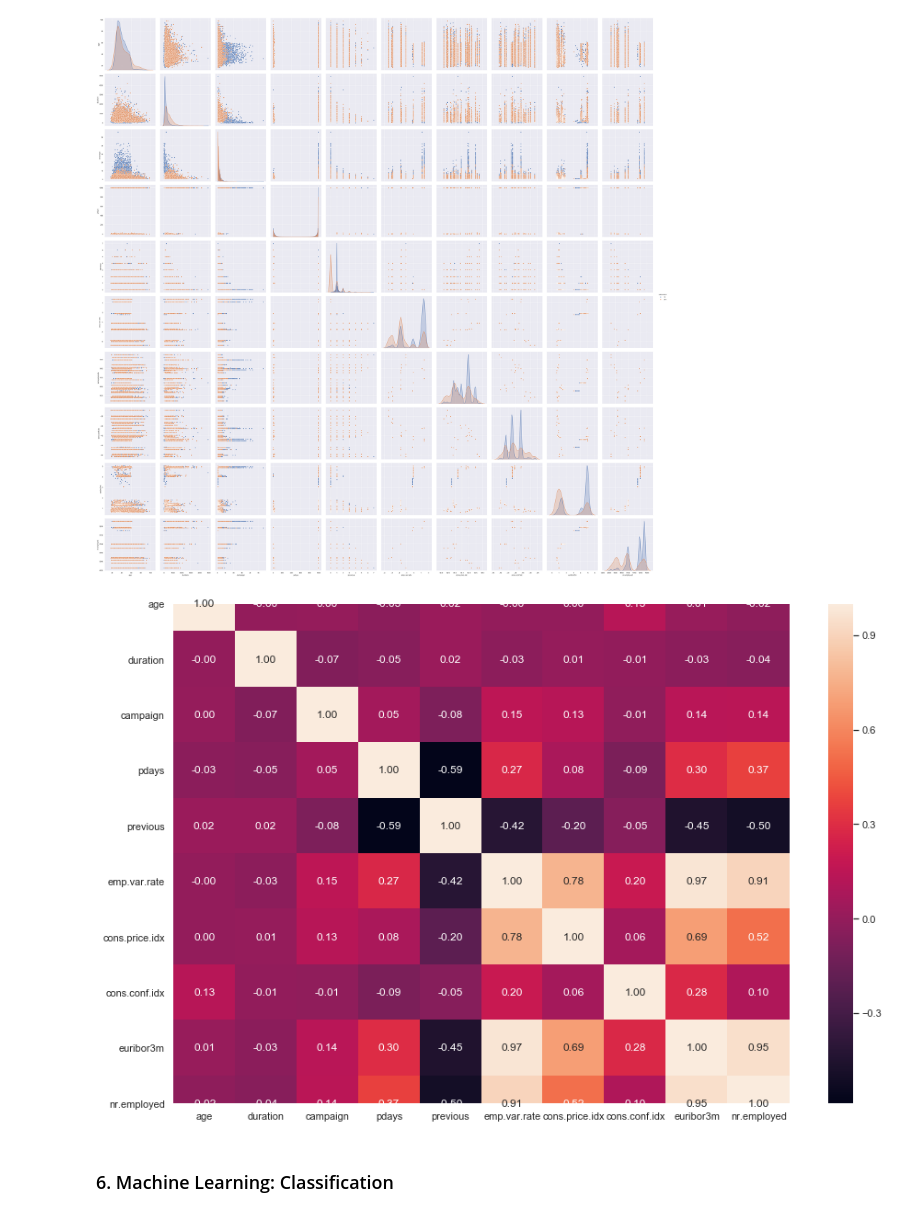
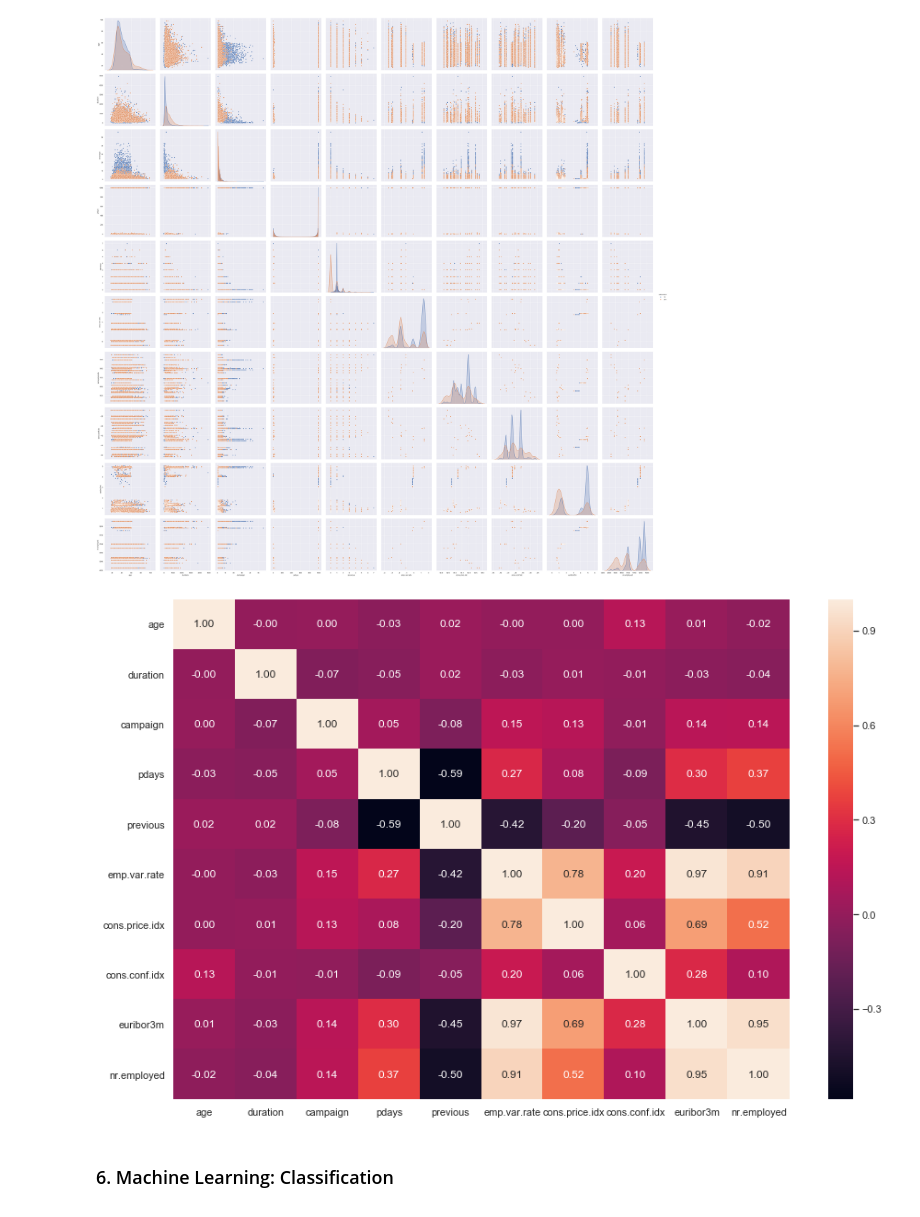
Before and after one commit to suroor89/Bank-Marketing-Campaign-for-Term-Deposit, a Jupyter notebook: Bank-Marketing-Client-Subscription-/bank_marketing_analytics.ipynb, the cells around one changed output. Cells and saved outputs as stored; diff of their text form; code cells hidden in the pictures.

```diff
--- a/Bank-Marketing-Client-Subscription-/bank_marketing_analytics.ipynb
+++ b/Bank-Marketing-Client-Subscription-/bank_marketing_analytics.ipynb
@@ -216,3 +216,6 @@ nr.employed       41176 non-null float64
 subscribed        41176 non-null object
 dtypes: float64(5), int64(5), object(11)
 memory usage: 6.9+ MB
+# %%
+clean_bank_data['age'] = clean_bank_data['age'].astype(float)
+clean_bank_data.info()
@@ -372,11 +397,13 @@ plt.show()
 # %%
 fig, ax = plt.subplots()
 fig.set_size_inches(15, 10)
 sns.set_context("notebook",font_scale = 1.0, rc = {"lines.linewidth":2.5})
-sns.heatmap(corr_data, annot = True, fmt = ".2f")
+ax = sns.heatmap(corr_data, annot = True, fmt = ".2f")
+bottom, top = ax.get_ylim()
+ax.set_ylim(bottom + 0.5, top - 0.5)
 plt.show()
 # %% [output]
-[figure, old version]
+[figure, new version]
 # %% [markdown]
 ### 6. Machine Learning: Classification
 # %% [markdown]
```
Also changed, not shown: parts of 28 cells of this notebook.
